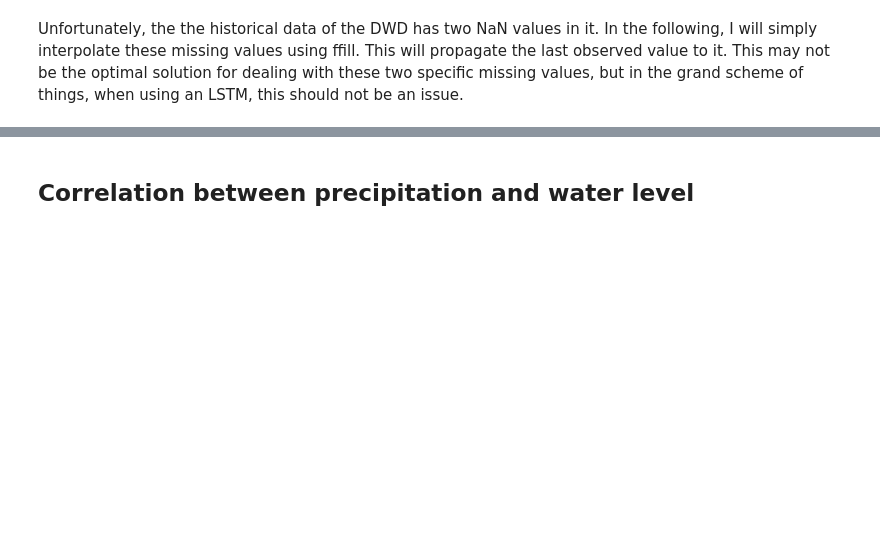
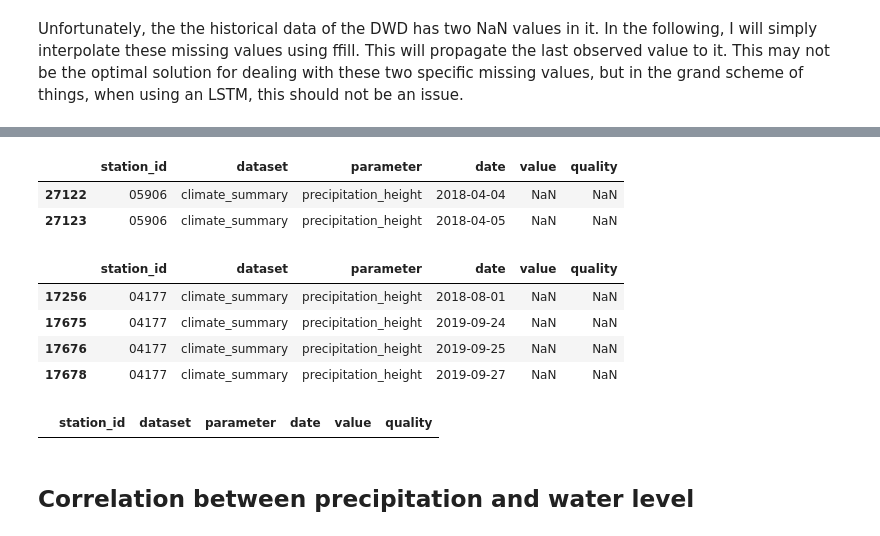
Before and after one commit to AJWarnke/datascienceml2022, a Jupyter notebook: network-DWD.ipynb, the cells around one changed output, grey strips where cells are left out. Cells and saved outputs as stored; diff of their text form; code cells hidden in the pictures; blank space fills up the shorter version.

Commit message:
Add Rheinstetten

```diff
--- a/network-DWD.ipynb
+++ b/network-DWD.ipynb
@@ -350,4 +340,11 @@ precipitation_frei_historical['date'] = pd.to_datetime(precipitation_frei_histor
 precipitation_frei_recent['date'] = pd.to_datetime(precipitation_frei_recent['date'], unit='s').dt.date
 precipitation_rheinau_historical['date'] = pd.to_datetime(precipitation_rheinau_historical['date'], unit='s').dt.date
 precipitation_rheinau_recent['date'] = pd.to_datetime(precipitation_rheinau_recent['date'], unit='s').dt.date
+precipitation_rheinstetten_historical['date'] = pd.to_datetime(precipitation_rheinstetten_historical['date'], unit='s').dt.date
+precipitation_rheinstetten_recent['date'] = pd.to_datetime(precipitation_rheinstetten_recent['date'], unit='s').dt.date
+# %%
+startdate = pd.to_datetime(df['date'].iloc[0]).date() # startdatte_kaub_data
+inter_enddate = pd.to_datetime(precipitation_ma_historical['date'].iloc[-1]).date() # end_historical_data
+inter_startdate = inter_enddate + timedelta(days=1) # end_historical_data + 1
+enddate = pd.to_datetime(df['date'].iloc[-1]).date() # end_kaub_data
 # %% [markdown]
@@ -355,5 +351,0 @@ Next up, we need to know the amount of shifting that needs to be done since prec
-# %%
-startdate = pd.to_datetime(df['date'].iloc[0]).date()
-inter_enddate = pd.to_datetime(precipitation_ma_historical['date'].iloc[-1]).date()
-inter_startdate = pd.to_datetime("2021-1-1").date()
-enddate = pd.to_datetime(df['date'].iloc[-1]).date()
@@ -420,5 +424,8 @@ precipitation_rheinau_recent = precipitation_rheinau_recent.loc[precipitation_rh
 
 precipitation_frei_historical = precipitation_frei_historical.loc[precipitation_frei_historical['date'].between(startdate-timedelta(days=shift_rhei[0]), inter_enddate-timedelta(days=shift_rhei[0]), inclusive=True)]
 precipitation_frei_recent = precipitation_frei_recent.loc[precipitation_frei_recent['date'].between(inter_startdate-timedelta(days=shift_rhei[0]), enddate-timedelta(days=shift_rhei[0]), inclusive=True)]
+
+precipitation_rheinstetten_historical = precipitation_rheinstetten_historical.loc[precipitation_rheinstetten_historical['date'].between(startdate-timedelta(days=shift_rhei[0]), inter_enddate-timedelta(days=shift_rhei[0]), inclusive=True)]
+precipitation_rheinstetten_recent = precipitation_rheinstetten_recent.loc[precipitation_rheinstetten_recent['date'].between(inter_startdate-timedelta(days=shift_rhei[0]), enddate-timedelta(days=shift_rhei[0]), inclusive=True)]
 # %%
 precipitation_ma_historical
@@ -440,5 +487,21 @@ precipitation_frei_historical[precipitation_frei_historical.isna().any(axis=1)]
 # %%
 precipitation_ma_historical[precipitation_ma_historical.isna().any(axis=1)]
+# %% [output]
+|  | station_id | dataset | parameter | date | value | quality |
+| 27122 | 05906 | climate_summary | precipitation_height | 2018-04-04 | NaN | NaN |
+| 27123 | 05906 | climate_summary | precipitation_height | 2018-04-05 | NaN | NaN |
+# %%
+precipitation_rheinstetten_historical[precipitation_rheinstetten_historical.isna().any(axis=1)]
+# %% [output]
+|  | station_id | dataset | parameter | date | value | quality |
+| 17256 | 04177 | climate_summary | precipitation_height | 2018-08-01 | NaN | NaN |
+| 17675 | 04177 | climate_summary | precipitation_height | 2019-09-24 | NaN | NaN |
+| 17676 | 04177 | climate_summary | precipitation_height | 2019-09-25 | NaN | NaN |
+| 17678 | 04177 | climate_summary | precipitation_height | 2019-09-27 | NaN | NaN |
+# %%
+precipitation_rheinau_historical[precipitation_rheinau_historical.isna().any(axis=1)]
+# %% [output]
+|  | station_id | dataset | parameter | date | value | quality |
 # %%
 precipitation_ma_historical = precipitation_ma_historical.fillna(method='ffill')
 precipitation_frei_historical = precipitation_frei_historical.fillna(method='ffill')
```
Also changed, not shown: parts of 65 cells of this notebook.
